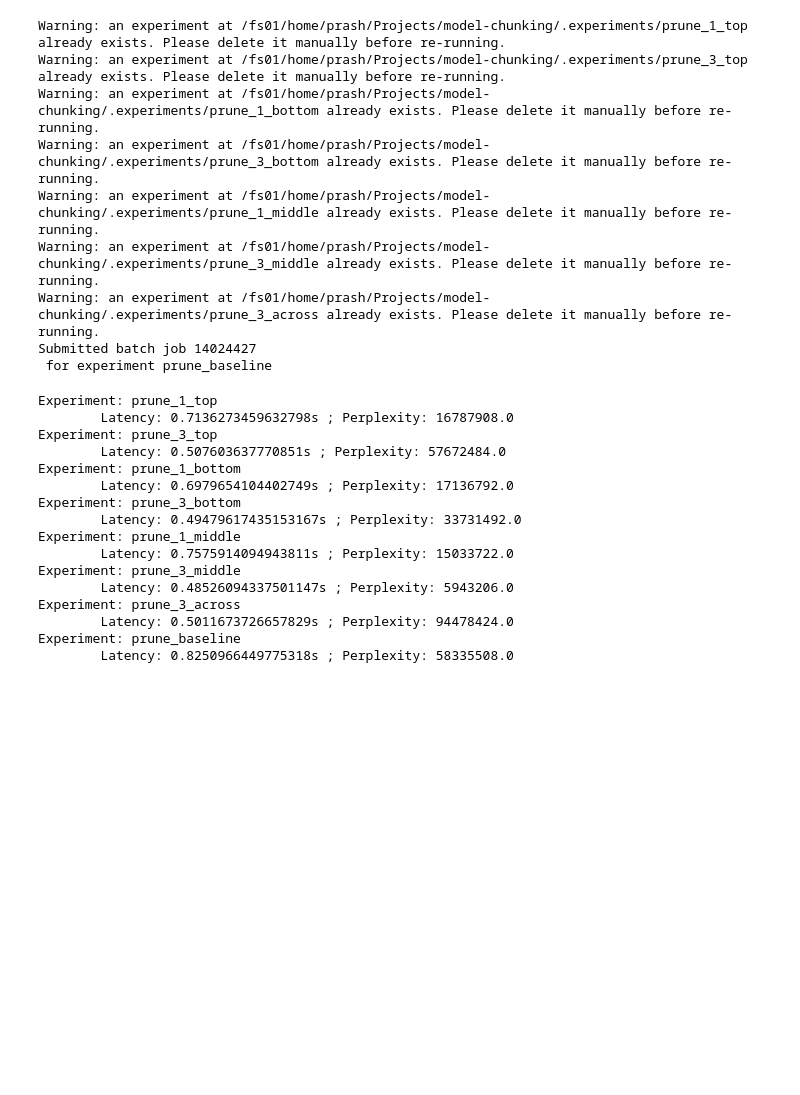
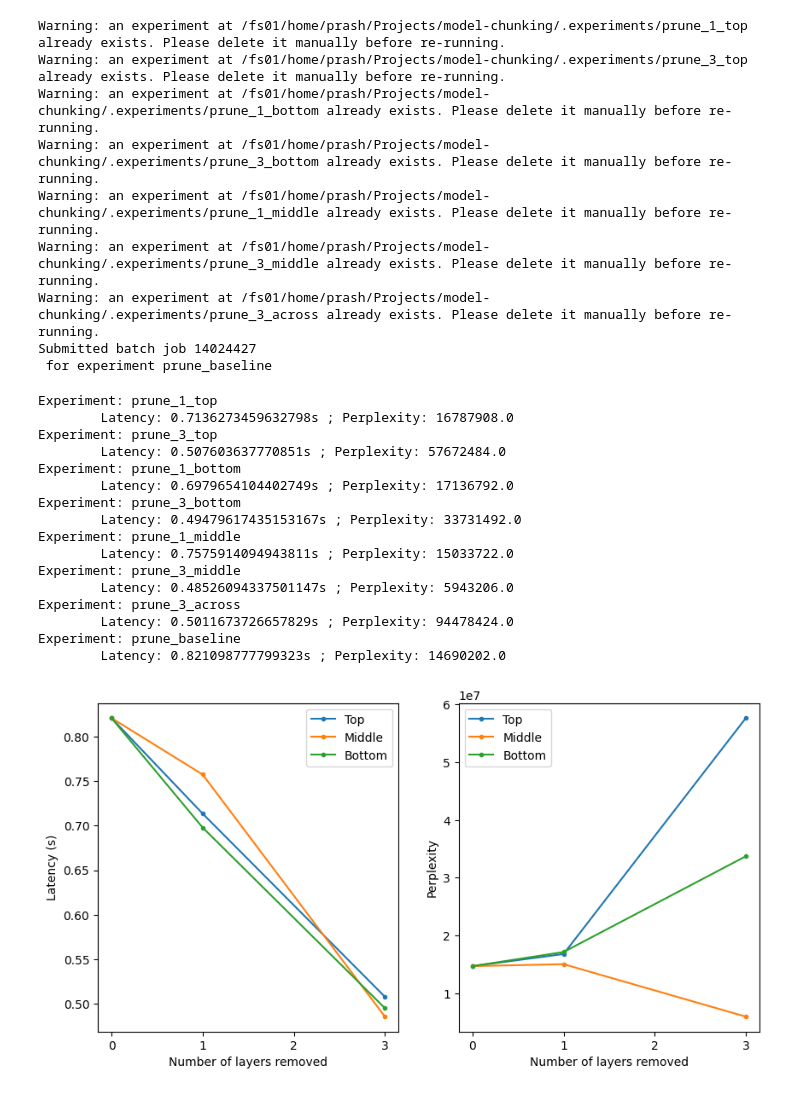
Before and after one commit to Prashanth-Arun/model-chunking, a Jupyter notebook: pruning_evaluation.ipynb, the cells around one changed output. Saved outputs shown, nothing was run; the diff lists cells and outputs as text; code cells hidden in the pictures; blank space fills up the shorter version.

Commit message:
Add visualizations of pruning results

```diff
--- a/pruning_evaluation.ipynb
+++ b/pruning_evaluation.ipynb
@@ -70,10 +71,10 @@ Warning: an experiment at /fs01/home/prash/Projects/model-chunking/.experiments/
 Submitted batch job 14024427
  for experiment prune_baseline
 # %%
-results : list[ExperimentResult] = []
+results : Mapping[str, ExperimentResult] = dict()
 for config in configs:
     result = load_results(config=config)
-    results.append(result)
+    results[config.experiment_name] = result
     print(f"Experiment: {config.experiment_name}")
     print(f"\tLatency: {result.latency}s ; Perplexity: {result.perplexity}")
 # %% [output]
@@ -92,4 +93,43 @@ Experiment: prune_3_middle
 Experiment: prune_3_across
         Latency: 0.5011673726657829s ; Perplexity: 94478424.0
 Experiment: prune_baseline
-        Latency: 0.8250966449775318s ; Perplexity: 58335508.0
+        Latency: 0.821098777799323s ; Perplexity: 14690202.0
+# %%
+plt.figure(figsize=(10, 5))
+num_layers_pruned = [0, 1, 3]
+
+# PLOT 1: LATENCY VS NUMBER OF LAYERS REMOVED
+plt.subplot(1, 2, 1)
+
+top = [results['prune_baseline'].latency, results['prune_1_top'].latency, results['prune_3_top'].latency]
+middle = [results['prune_baseline'].latency, results['prune_1_middle'].latency, results['prune_3_middle'].latency]
+bottom = [results['prune_baseline'].latency, results['prune_1_bottom'].latency, results['prune_3_bottom'].latency]
+
+plt.plot(num_layers_pruned, top, marker='.')
+plt.plot(num_layers_pruned, middle, marker='.')
+plt.plot(num_layers_pruned, bottom, marker='.')
+
+plt.xticks([0, 1, 2, 3])
+plt.xlabel("Number of layers removed")
+plt.ylabel("Latency (s)")
+plt.legend(['Top', 'Middle', 'Bottom'])
+
+# PLOT 2: PERPLEXITY VS NUMBER OF LAYERS REMOVED
+plt.subplot(1, 2, 2)
+
+top = [results['prune_baseline'].perplexity, results['prune_1_top'].perplexity, results['prune_3_top'].perplexity]
+middle = [results['prune_baseline'].perplexity, results['prune_1_middle'].perplexity, results['prune_3_middle'].perplexity]
+bottom = [results['prune_baseline'].perplexity, results['prune_1_bottom'].perplexity, results['prune_3_bottom'].perplexity]
+
+plt.plot(num_layers_pruned, top, marker='.')
+plt.plot(num_layers_pruned, middle, marker='.')
+plt.plot(num_layers_pruned, bottom, marker='.')
+
+plt.xticks([0, 1, 2, 3])
+plt.xlabel("Number of layers removed")
+plt.ylabel("Perplexity")
+plt.legend(['Top', 'Middle', 'Bottom'])
+
+plt.show()
+# %% [output]
+[figure, added]
```
Also changed, not shown: parts of 1 cell of this notebook.
